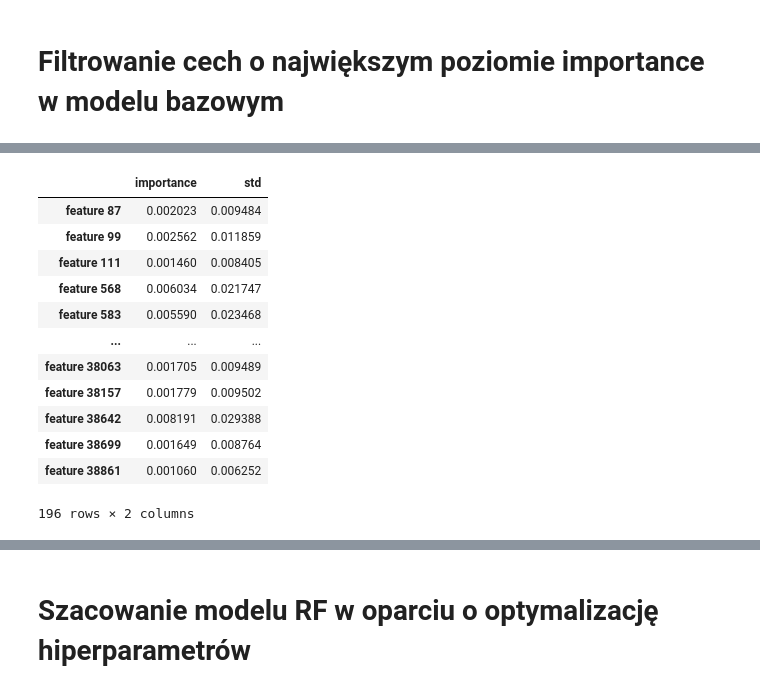
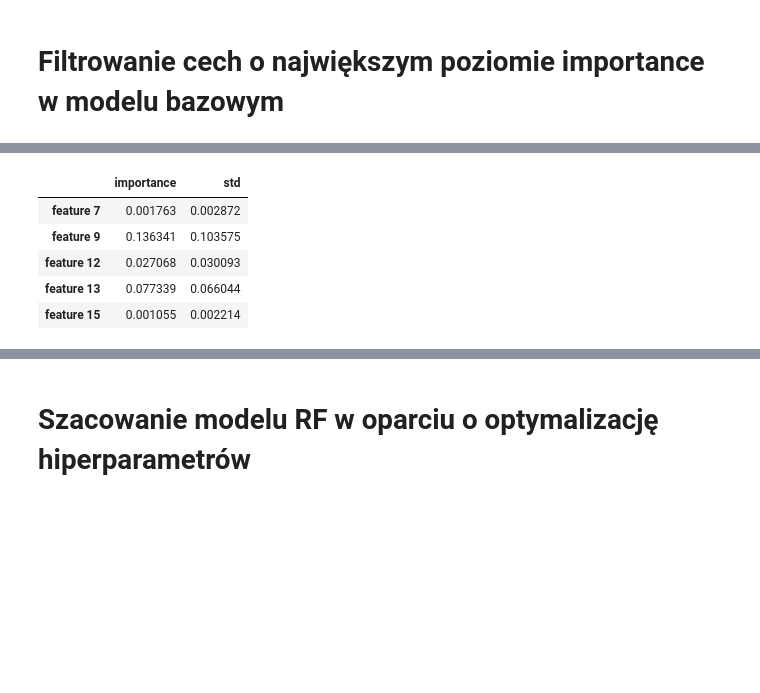
Before and after one commit to lukpytlewski/NLP, a Jupyter notebook: NLP.ipynb, the cells around one changed output, grey strips where cells are left out. Saved outputs shown, nothing was run; the diff lists cells and outputs as text; code cells hidden in the pictures; blank space fills up the shorter version.

```diff
--- a/NLP.ipynb
+++ b/NLP.ipynb
@@ -321,0 +256,19 @@ RandomForestClassifier(max_depth=20, min_samples_leaf=2, n_estimators=1000)
+# %%
+from sklearn.model_selection import GridSearchCV
+
+params_rf = {'wektoryzacja__tfidf__ngram_range': [(1,2), (2,2)],
+             'wektoryzacja__tfidf__min_df': [0.0001, 0.001, 0.01],
+             'wektoryzacja__tfidf__max_df': [0.1, 0.3, 0.5]
+            }
+
+rf_gridsearch0 = GridSearchCV(model_pipeline1,
+                             params_rf,
+                             scoring='f1_micro',
+                             cv=5,
+                             verbose=10, n_jobs=-1)
+
+rf_gridsearch0.fit(X_train, y_train)
+
+print('\nBest hyperparameter:', rf_gridsearch0.best_params_)
+
+rf0_model_best = rf_gridsearch0.best_estimator_
@@ -390,2 +379,5 @@ weighted avg       0.92      0.91      0.88      1115
 # %% [markdown]
 # Filtrowanie cech o największym poziomie importance w modelu bazowym
+# %%
+feature_names = [f"feature {i}" for i in range(wektoryzacja.fit_transform(X_train).shape[1])]
+len(feature_names)
@@ -391,0 +386,3 @@ weighted avg       0.92      0.91      0.88      1115
+# %%
+forest1_importances = pd.Series(model_pipeline1.steps[1][1].feature_importances_, index = feature_names, name='importance')
+forest1_importances
@@ -392,6 +402,5 @@ weighted avg       0.92      0.91      0.88      1115
 # %%
-forest1_importances = pd.Series(model_forest1.feature_importances_, index = feature_names, name='importance')
-std = pd.Series(np.std([tree.feature_importances_ for tree in model_forest1.estimators_], axis=0), index = feature_names, name='std')
+std = pd.Series(np.std([tree.feature_importances_ for tree in model_pipeline1.steps[1][1].estimators_], axis=0), index = feature_names, name='std')
 # %%
 std
 # %% [output]
@@ -427,20 +436,13 @@ features_new
 # %%
 features_new2=features_new[features_new['importance']>0.001]
-features_new2
+features_new2.head()
 # %% [output]
 |  | importance | std |
-| feature 87 | 0.002023 | 0.009484 |
-| feature 99 | 0.002562 | 0.011859 |
-| feature 111 | 0.001460 | 0.008405 |
-| feature 568 | 0.006034 | 0.021747 |
-| feature 583 | 0.005590 | 0.023468 |
-| ... | ... | ... |
-| feature 38063 | 0.001705 | 0.009489 |
-| feature 38157 | 0.001779 | 0.009502 |
-| feature 38642 | 0.008191 | 0.029388 |
-| feature 38699 | 0.001649 | 0.008764 |
-| feature 38861 | 0.001060 | 0.006252 |
+| feature 7 | 0.001763 | 0.002872 |
+| feature 9 | 0.136341 | 0.103575 |
+| feature 12 | 0.027068 | 0.030093 |
+| feature 13 | 0.077339 | 0.066044 |
+| feature 15 | 0.001055 | 0.002214 |
-196 rows × 2 columns
 # %%
 features_list=features_new2.index.values.tolist()
 features_list
```
Also changed, not shown: parts of 38 cells of this notebook.
